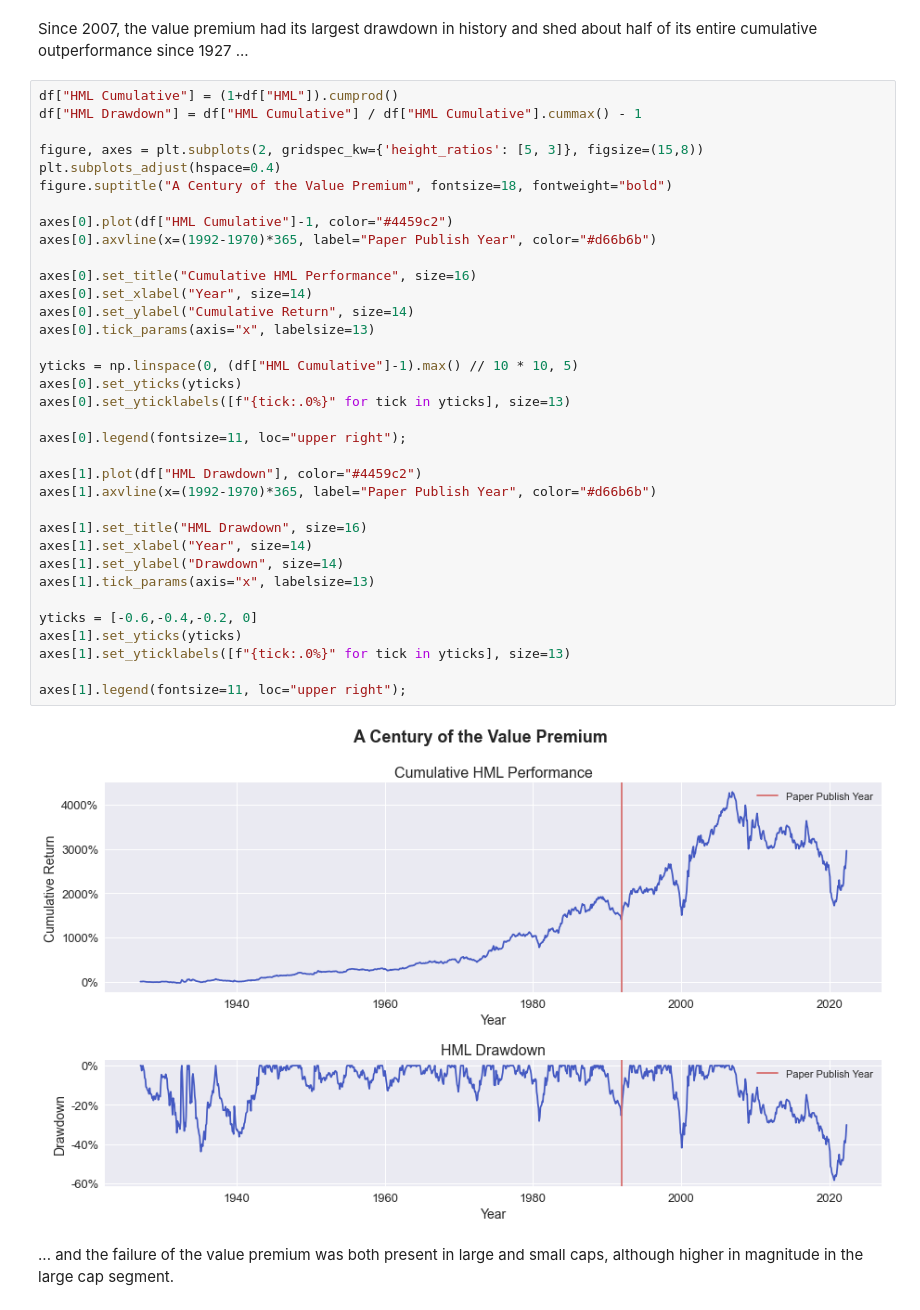
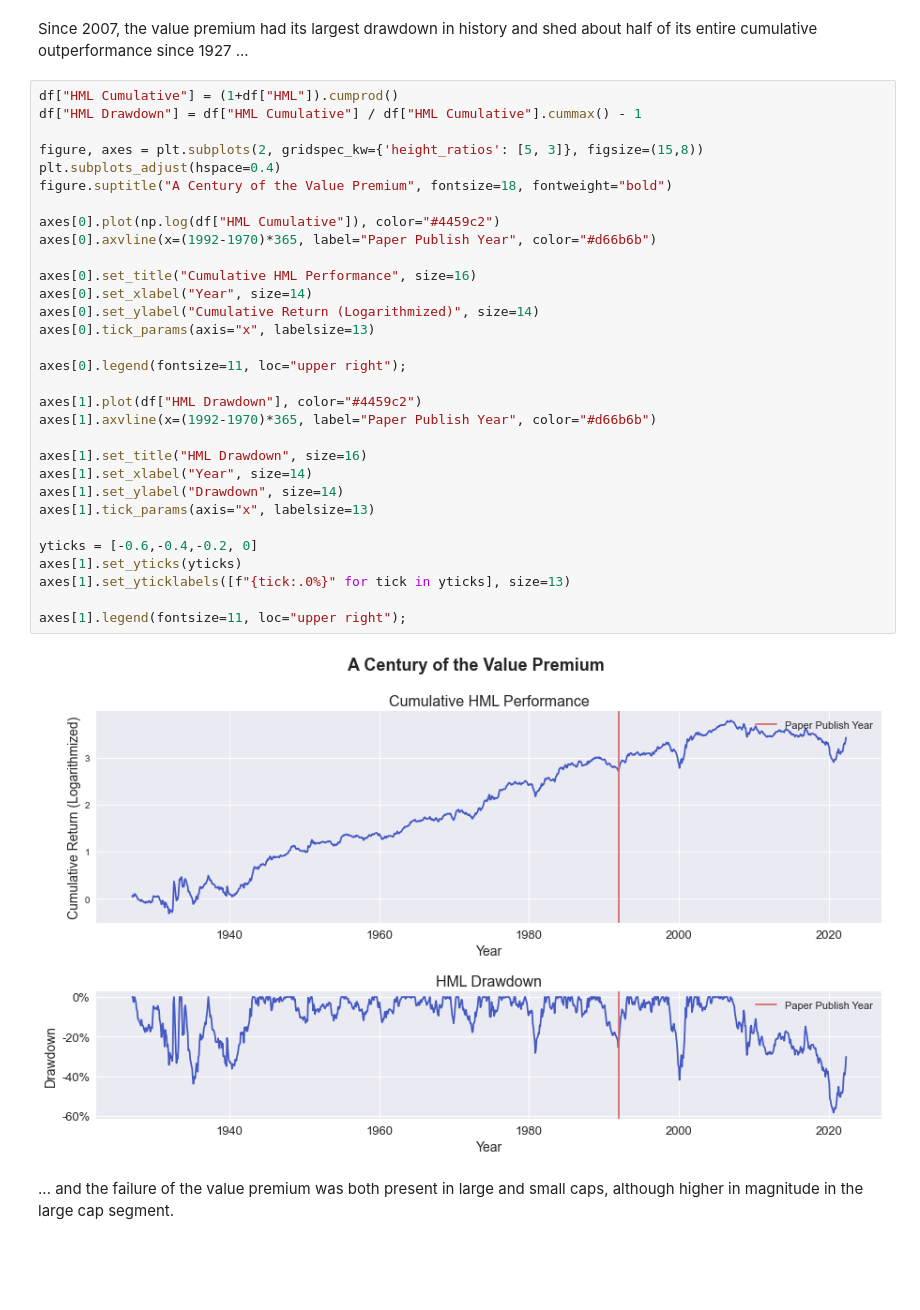
Before and after one commit to jonasniemeyer/investing-ideas, a Jupyter notebook: analyzing_the_value_premium.ipynb, the cells around one changed output. Cells and saved outputs as stored; diff of their text form; blank space fills up the shorter version.

```diff
--- a/analyzing_the_value_premium.ipynb
+++ b/analyzing_the_value_premium.ipynb
@@ -108,40 +108,36 @@ Since 2007, the value premium had its largest drawdown in history and shed about
 # %%
 df["HML Cumulative"] = (1+df["HML"]).cumprod()
 df["HML Drawdown"] = df["HML Cumulative"] / df["HML Cumulative"].cummax() - 1
 
 figure, axes = plt.subplots(2, gridspec_kw={'height_ratios': [5, 3]}, figsize=(15,8))
 plt.subplots_adjust(hspace=0.4)
 figure.suptitle("A Century of the Value Premium", fontsize=18, fontweight="bold")
 
-axes[0].plot(df["HML Cumulative"]-1, color="#4459c2")
+axes[0].plot(np.log(df["HML Cumulative"]), color="#4459c2")
 axes[0].axvline(x=(1992-1970)*365, label="Paper Publish Year", color="#d66b6b")
 
 axes[0].set_title("Cumulative HML Performance", size=16)
 axes[0].set_xlabel("Year", size=14)
-axes[0].set_ylabel("Cumulative Return", size=14)
+axes[0].set_ylabel("Cumulative Return (Logarithmized)", size=14)
 axes[0].tick_params(axis="x", labelsize=13)
-
-yticks = np.linspace(0, (df["HML Cumulative"]-1).max() // 10 * 10, 5)
-axes[0].set_yticks(yticks)
-axes[0].set_yticklabels([f"{tick:.0%}" for tick in yticks], size=13)
 
 axes[0].legend(fontsize=11, loc="upper right");
 
 axes[1].plot(df["HML Drawdown"], color="#4459c2")
 axes[1].axvline(x=(1992-1970)*365, label="Paper Publish Year", color="#d66b6b")
 
 axes[1].set_title("HML Drawdown", size=16)
 axes[1].set_xlabel("Year", size=14)
 axes[1].set_ylabel("Drawdown", size=14)
 axes[1].tick_params(axis="x", labelsize=13)
 
 yticks = [-0.6,-0.4,-0.2, 0]
 axes[1].set_yticks(yticks)
 axes[1].set_yticklabels([f"{tick:.0%}" for tick in yticks], size=13)
 
 axes[1].legend(fontsize=11, loc="upper right");
 # %% [output]
-[figure, old version]
+[figure, new version]
 # %% [markdown]
 ... and the failure of the value premium was both present in large and small caps, although higher in magnitude in the large cap segment.
 # %%
```
Also changed, not shown: parts of 6 cells of this notebook.
